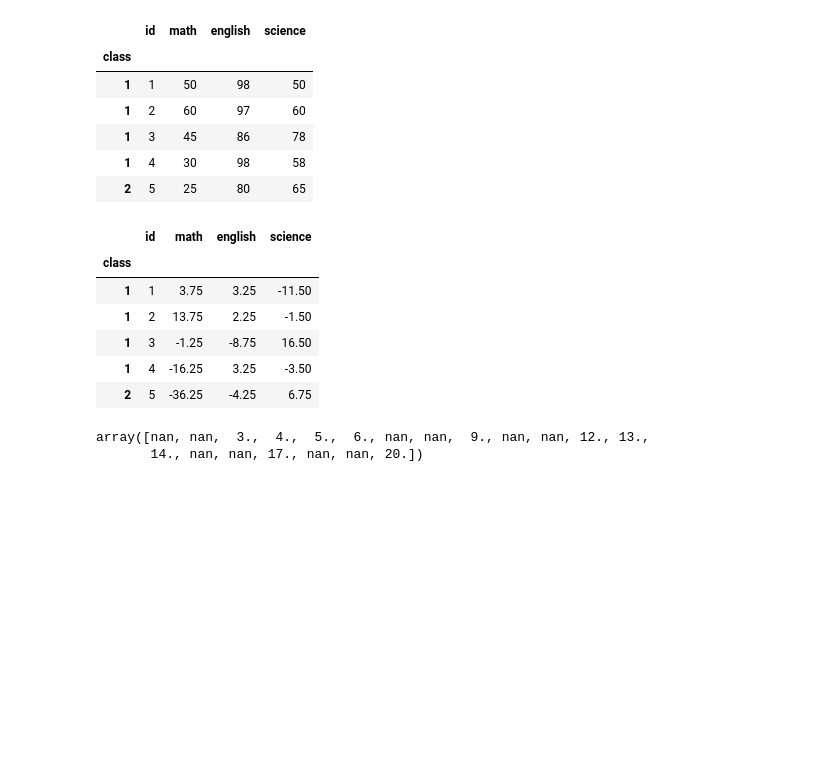
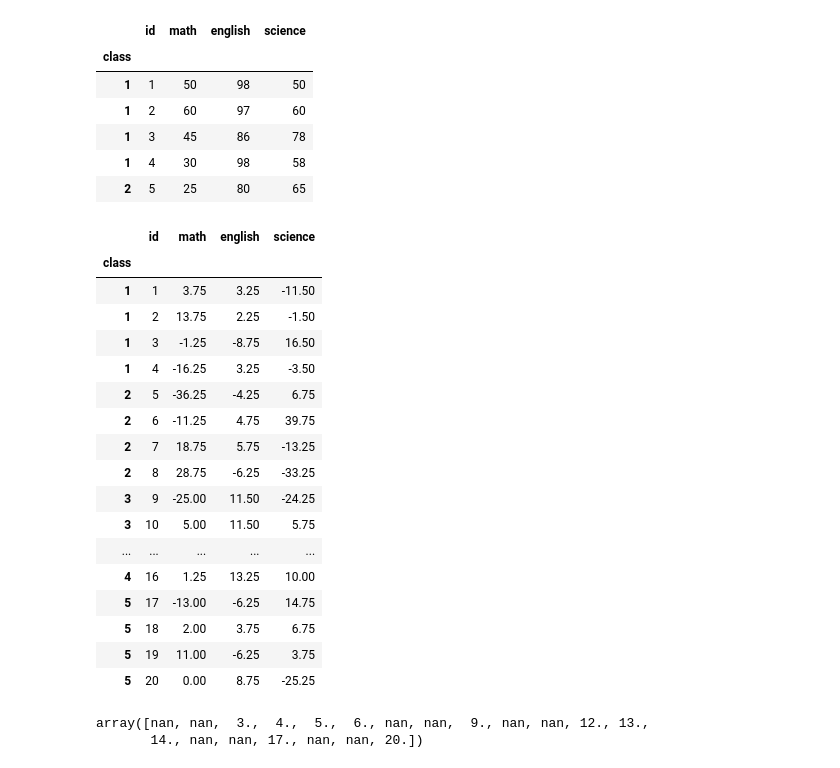
Before and after one commit to vvbshvv/12.22-, a Jupyter notebook: 12.22/pandasReview.ipynb, the cells around one changed output. Saved outputs shown, nothing was run; the diff lists cells and outputs as text; code cells hidden in the pictures; blank space fills up the shorter version.

```diff
--- a/12.22/pandasReview.ipynb
+++ b/12.22/pandasReview.ipynb
@@ -1868,7 +1973,7 @@ meanscores
 | 4 | 56.75 | 84.75 | 55.00 |
 | 5 | 78.00 | 74.25 | 83.25 |
 # %%
-tm = df.copy().set_index('class')
+tm = df.set_index('class')
 tm.head()
 # %% [output]
 |  | id | math | english | science |
@@ -1880,15 +1985,26 @@ tm.head()
 | 2 | 5 | 25 | 80 | 65 |
 # %%
 tm.iloc[:, 1:] = tm.iloc[:, 1:] - meanscores
-tm.head()
+tm.head(50)
 # %% [output]
 |  | id | math | english | science |
 | class |  |  |  |  |
 | 1 | 1 | 3.75 | 3.25 | -11.50 |
 | 1 | 2 | 13.75 | 2.25 | -1.50 |
 | 1 | 3 | -1.25 | -8.75 | 16.50 |
 | 1 | 4 | -16.25 | 3.25 | -3.50 |
 | 2 | 5 | -36.25 | -4.25 | 6.75 |
+| 2 | 6 | -11.25 | 4.75 | 39.75 |
+| 2 | 7 | 18.75 | 5.75 | -13.25 |
+| 2 | 8 | 28.75 | -6.25 | -33.25 |
+| 3 | 9 | -25.00 | 11.50 | -24.25 |
+| 3 | 10 | 5.00 | 11.50 | 5.75 |
+| ... | ... | ... | ... | ... |
+| 4 | 16 | 1.25 | 13.25 | 10.00 |
+| 5 | 17 | -13.00 | -6.25 | 14.75 |
+| 5 | 18 | 2.00 | 3.75 | 6.75 |
+| 5 | 19 | 11.00 | -6.25 | 3.75 |
+| 5 | 20 | 0.00 | 8.75 | -25.25 |
 # %%
 np.where(tm.math > 0, np.nan, tm.id)
 # %% [output]
```
Also changed, not shown: parts of 29 cells of this notebook, 2 other files.
